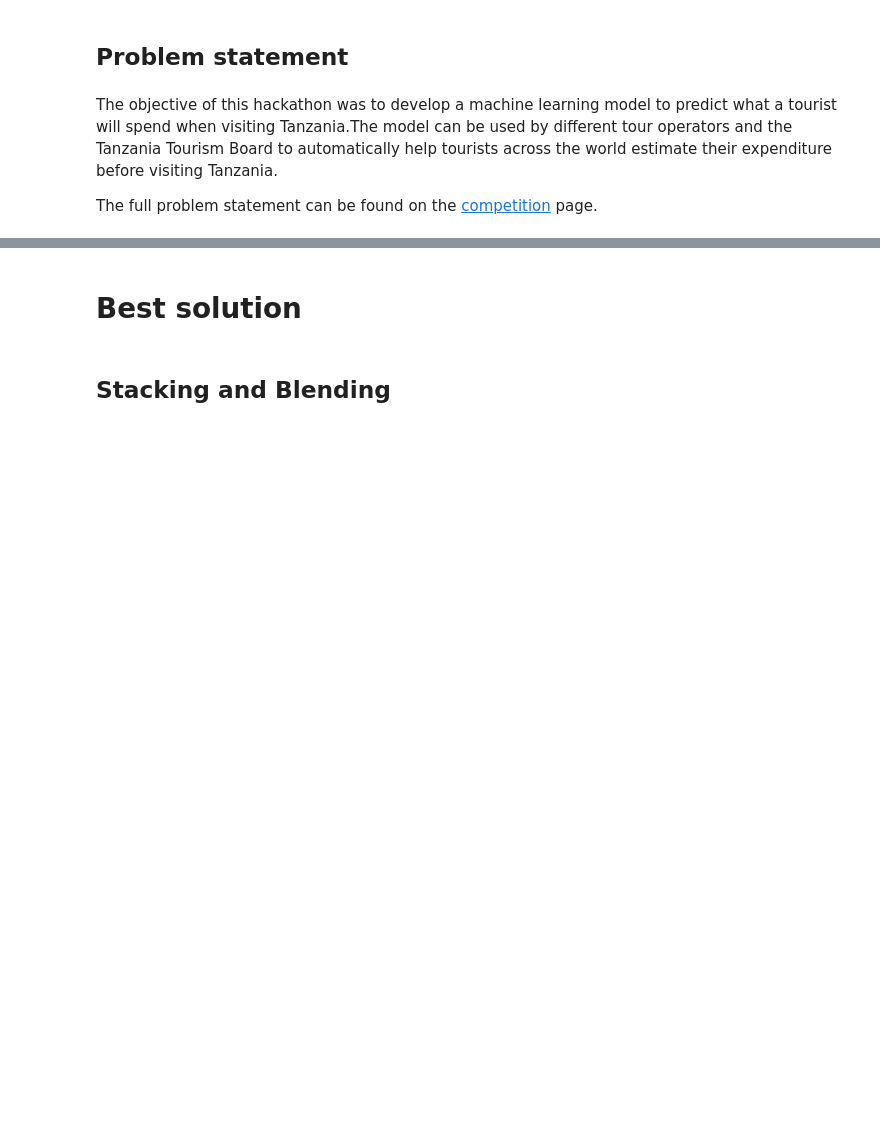
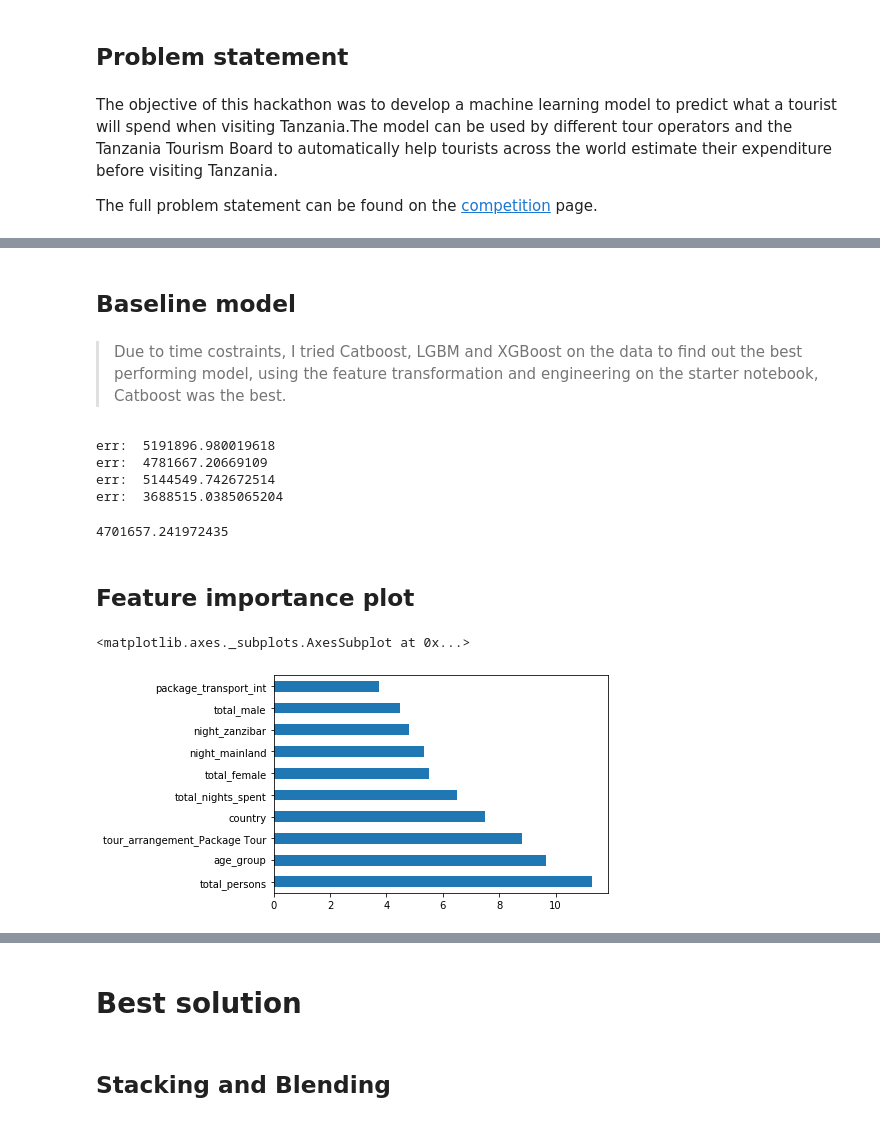
Before and after one commit to KuriaDan/Zindi-Kenya-Hack-Tanzania-Tourism-Prediction-Challenge, a Jupyter notebook: Best Solution.ipynb, the cells around one changed output, grey strips where cells are left out. Cells and saved outputs as stored; diff of their text form; code cells hidden in the pictures; blank space fills up the shorter version.

Commit message:
added more notes to the notebook

```diff
--- a/Best Solution.ipynb
+++ b/Best Solution.ipynb
@@ -54,0 +86,4 @@ test_1.head()
+# %% [markdown]
+## Baseline model
+# %% [markdown]
+> Due to time costraints, I tried Catboost, LGBM and XGBoost on the data to find out the best performing model, using the feature transformation and engineering on the starter notebook, Catboost was the best.
@@ -54,0 +133,37 @@ test_1.head()
+# %%
+# Since our scoring function is Mean absolute error, it's a very important hyperparameter to set as the default
+# loss function being optimised by all default models is squared error which penalizes outliers more.
+# I also tried an array of different number of folds, 4 yielded the best score.
+
+error=[]
+pred_test = np.zeros(len(test))
+from sklearn.model_selection import KFold
+fold=KFold(n_splits=4)
+
+for train_index, test_index in fold.split(X,y):
+    X_train, X_test = X.iloc[train_index], X.iloc[test_index]
+    y_train, y_test = y.iloc[train_index], y.iloc[test_index]
+    cat  = CatBoostRegressor(verbose= False,random_seed= 1234, use_best_model=True, loss_function='MAE',n_estimators=1000, learning_rate=0.05)
+    cat.fit(X_train,y_train,eval_set=[(X_train,y_train),(X_test, y_test)])
+    preds=cat.predict(X_test)
+    print("err: ",mean_absolute_error(y_test,preds))
+    error.append(mean_absolute_error(y_test,preds))
+    p2 = cat.predict(test)
+    pred_test+=p2
+np.mean(error)
+# %% [output]
+err:  5191896.980019618
+err:  4781667.20669109
+err:  5144549.742672514
+err:  3688515.0385065204
+4701657.241972435
+# %% [markdown]
+## Feature importance plot
+# %%
+#Feature importance plot.
+
+feat_importances = pd.Series(cat.feature_importances_, index=X.columns)
+feat_importances.nlargest(10).plot(kind='barh')
+# %% [output]
+<matplotlib.axes._subplots.AxesSubplot at 0x...>
+[figure, added]
```
Also changed, not shown: parts of 7 cells of this notebook, 7 other files.
